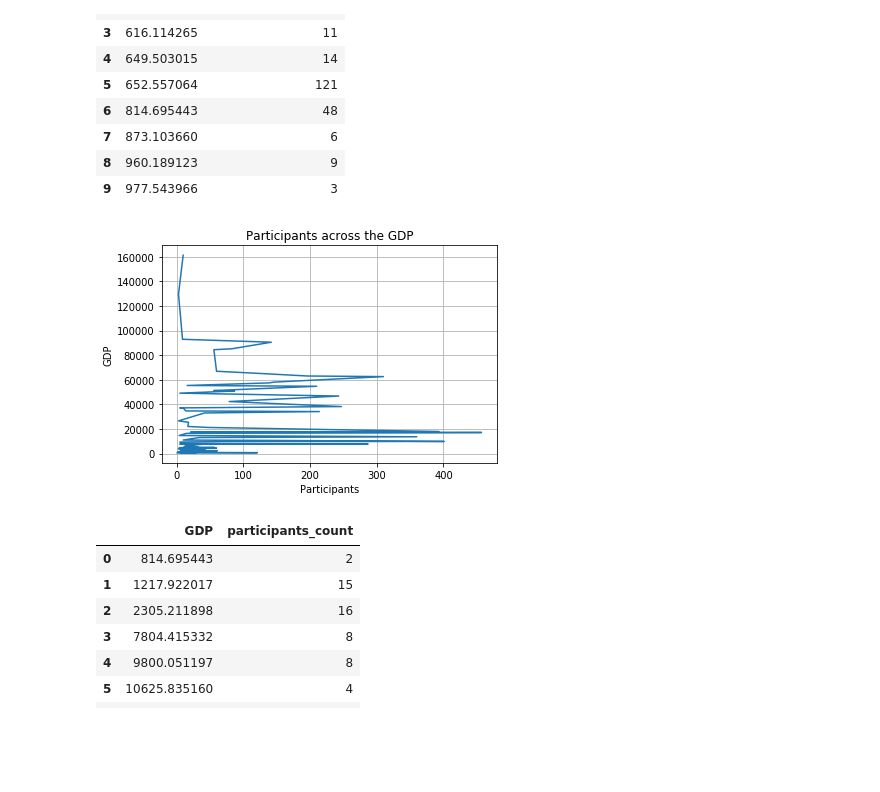
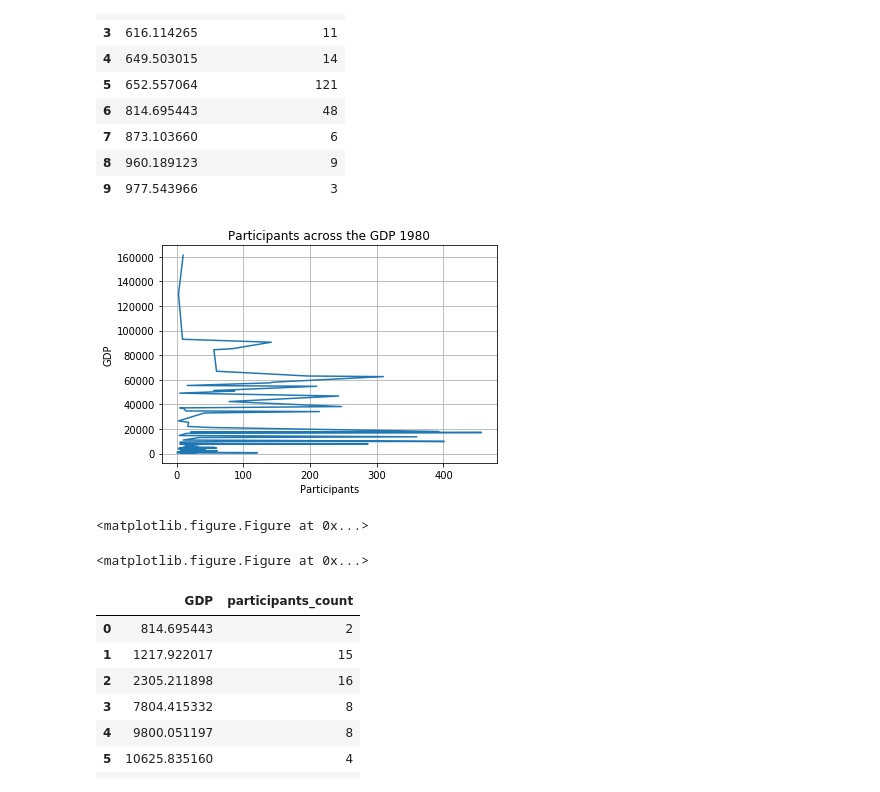
Before and after one commit to adityalprabhu/olympic_success_prediction, a Jupyter notebook: data_exploration_gdp_130_years.ipynb, the cells around one changed output. Drawn from its saved outputs; the diff is of its cells as text; code cells hidden in the pictures; blank space fills up the shorter version.

```diff
--- a/data_exploration_gdp_130_years.ipynb
+++ b/data_exploration_gdp_130_years.ipynb
@@ -175,14 +179,18 @@ df_gdp_1980.head(10)
 | 8 | 960.189123 | 9 |
 | 9 | 977.543966 | 3 |
 # %%
+# Trends in GDP data over the countries for 1980 (Participants)
 plt.xlabel('Participants')
 plt.ylabel('GDP')
-plt.title('Participants across the GDP')
+plt.title('Participants across the GDP 1980')
 plt.grid(True)
 plt.plot(df_gdp_1980['participants_count'],df_gdp_1980['GDP'])
 plt.show()
+plt.figure(figsize=(10,12))
 # %% [output]
-[figure, old version]
+[figure, new version]
+<matplotlib.figure.Figure at 0x...>
+<matplotlib.figure.Figure at 0x...>
 # %%
 gdp_games_1980_gold = gdp_games[(gdp_games['Year']==1980)&((gdp_games['Medal']==1.0))]
 gdp_1980_gold_grouped = gdp_games_1980_gold.groupby('GDP Per Capita')['GDP Per Capita'].count()
```
Also changed, not shown: parts of 9 cells of this notebook, 11 other files.
